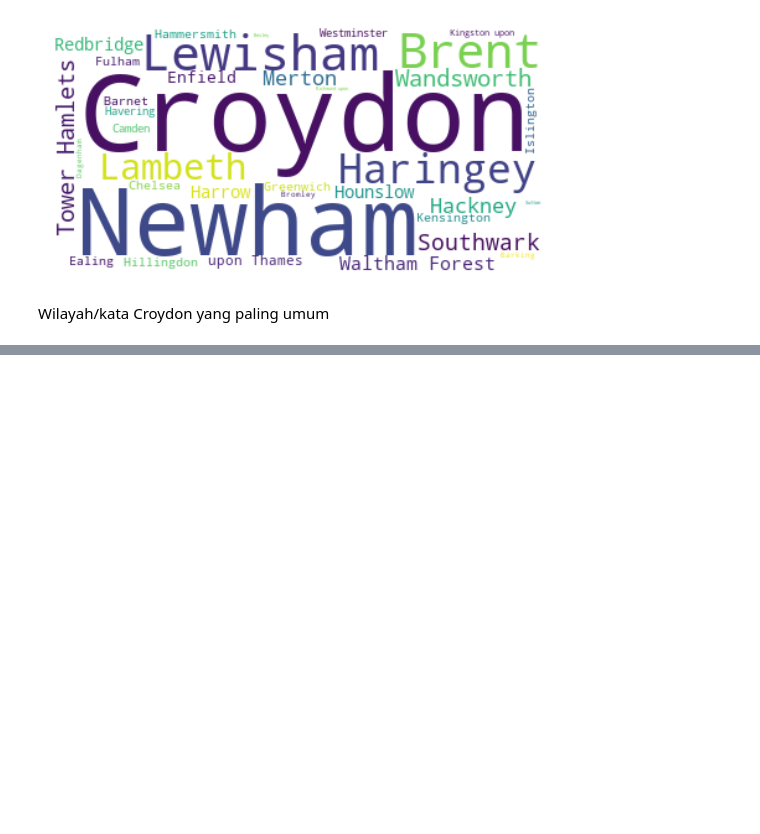
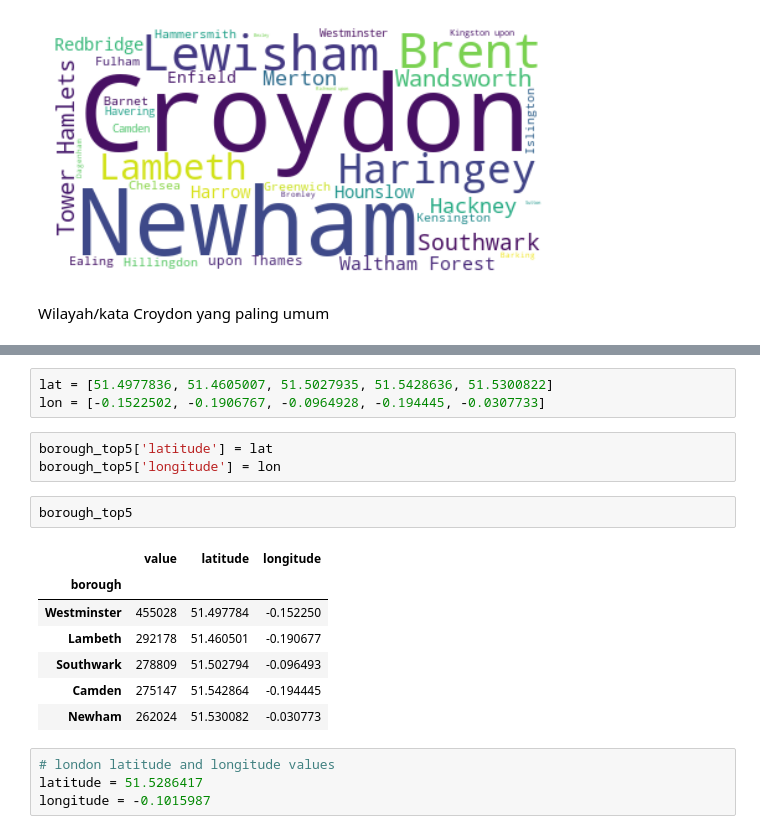
Before and after one commit to melinfebriani/PYTN_Assgn_1_4_Melin-Febriani, a Jupyter notebook: PYTN_Assgn_1_4_Melin-Febriani.ipynb, the cells around one changed output, grey strips where cells are left out. Saved outputs shown, nothing was run; the diff lists cells and outputs as text; blank space fills up the shorter version.

```diff
--- a/PYTN_Assgn_1_4_Melin-Febriani.ipynb
+++ b/PYTN_Assgn_1_4_Melin-Febriani.ipynb
@@ -595,0 +614,20 @@ Wilayah/kata Croydon yang paling umum
+# %%
+lat = [51.4977836, 51.4605007, 51.5027935, 51.5428636, 51.5300822]
+lon = [-0.1522502, -0.1906767, -0.0964928, -0.194445, -0.0307733]
+# %%
+borough_top5['latitude'] = lat
+borough_top5['longitude'] = lon
+# %%
+borough_top5
+# %% [output]
+|  | value | latitude | longitude |
+| borough |  |  |  |
+| Westminster | 455028 | 51.497784 | -0.152250 |
+| Lambeth | 292178 | 51.460501 | -0.190677 |
+| Southwark | 278809 | 51.502794 | -0.096493 |
+| Camden | 275147 | 51.542864 | -0.194445 |
+| Newham | 262024 | 51.530082 | -0.030773 |
+# %%
+# london latitude and longitude values
+latitude = 51.5286417
+longitude = -0.1015987
```
Also changed, not shown: parts of 12 cells of this notebook.
